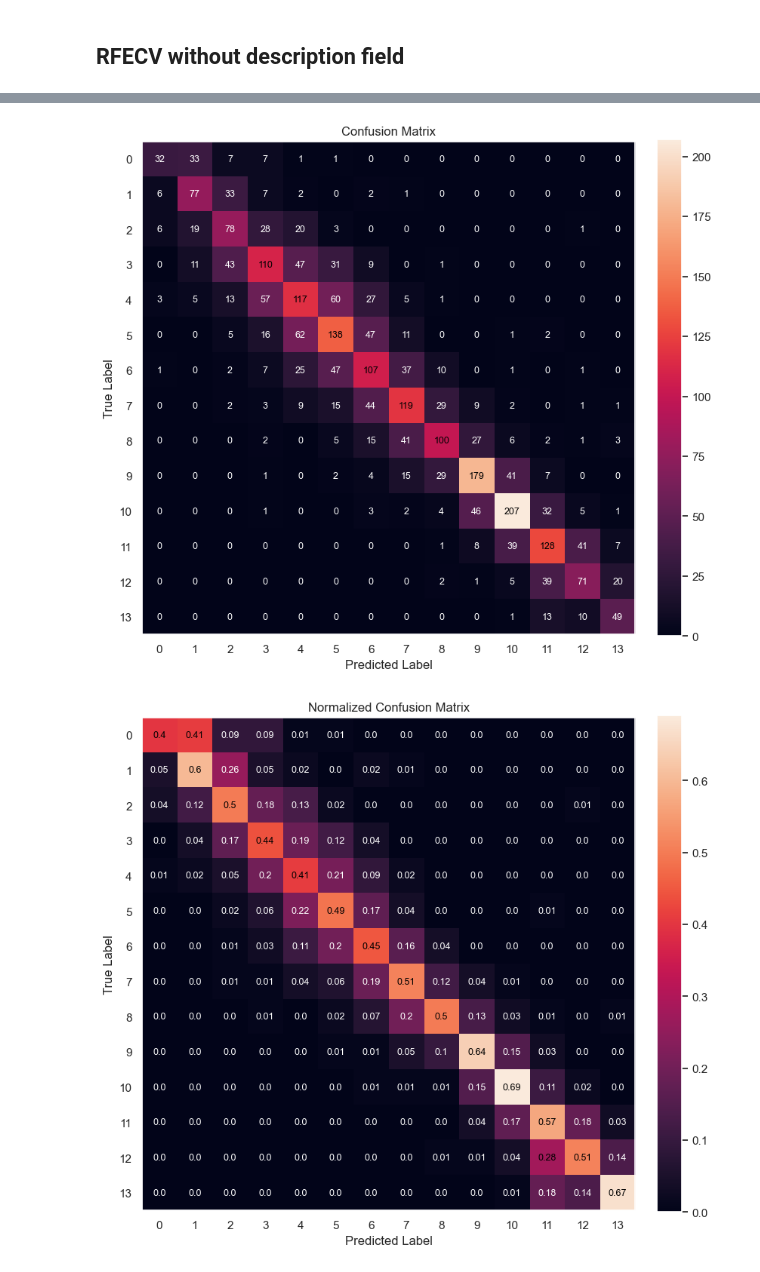
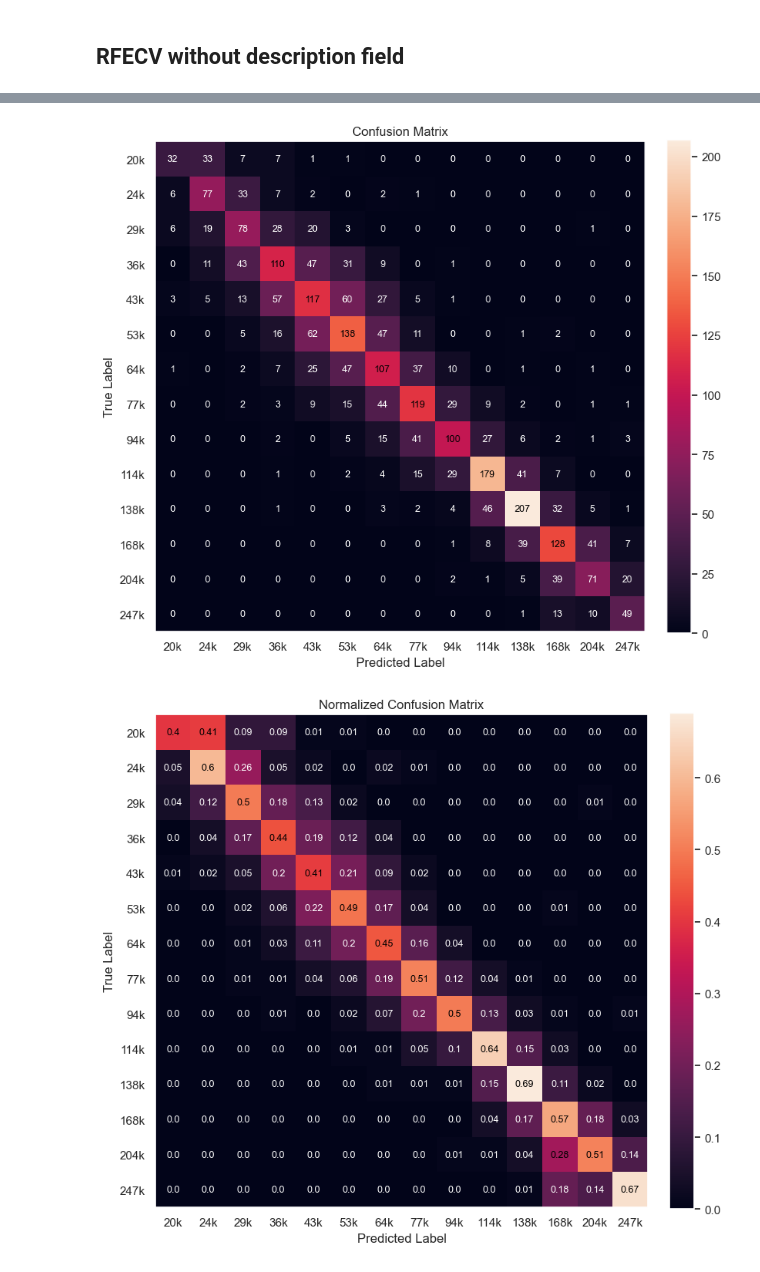
Before and after one commit to Advanced-Data-Mining/Otomoto_data_mining, a Jupyter notebook: models/random_forest_rfecv.ipynb, the cells around one changed output, grey strips where cells are left out. Drawn from its saved outputs; the diff is of its cells as text; code cells hidden in the pictures.

Commit message:
feat: price labels

```diff
--- a/models/random_forest_rfecv.ipynb
+++ b/models/random_forest_rfecv.ipynb
@@ -161,6 +161,9 @@ Pipeline(steps=[('prep',
                                                                               'cały', ...]),
                                                   'description')])),
                 ('clf', RandomForestClassifier(n_estimators=250, n_jobs=-1))])
+# %%
+def fmt_k_rounded(arr):
+    return [f"{round(x/1000)}k" for x in arr]
 # %%
 y_pred = rfecv_only_desc_model.predict(X_test)
 
@@ -168,9 +171,10 @@ print("accuracy:", accuracy_score(y_test, y_pred))
 print("\nreport:\n", classification_report(y_test, y_pred))
 
 cm, cm_normalized = generate_cm(y_test, y_pred)
+labels = fmt_k_rounded(log_bins)[0:-1]
 
-plot_cm(cm, title="Confusion Matrix")
-plot_cm(cm_normalized, title="Normalized Confusion Matrix")
+plot_cm(cm, title="Confusion Matrix", xlabels=labels, ylabels=labels)
+plot_cm(cm_normalized, title="Normalized Confusion Matrix", xlabels=labels, ylabels=labels)
 # %% [output]
 accuracy: 0.5104384133611691
 
@@ -279,6 +270,7 @@ Fitting estimator with 2 features.
 # %% [markdown]
 ## RFECV without description field
 # %%
+
 y_pred = rfecv_no_desc_model.predict(X_test)
 
 print("accuracy:", accuracy_score(y_test, y_pred))
@@ -286,8 +278,8 @@ print("\nreport:\n", classification_report(y_test, y_pred))
 
 cm, cm_normalized = generate_cm(y_test, y_pred)
 
-plot_cm(cm, title="Confusion Matrix")
-plot_cm(cm_normalized, title="Normalized Confusion Matrix")
+plot_cm(cm, title="Confusion Matrix", xlabels=labels, ylabels=labels)
+plot_cm(cm_normalized, title="Normalized Confusion Matrix", xlabels=labels, ylabels=labels)
 # %% [output]
 [Parallel(n_jobs=8)]: Using backend ThreadingBackend with 8 concurrent workers.
 [Parallel(n_jobs=8)]: Done  34 tasks      | elapsed:    0.0s
@@ -296,19 +288,19 @@ plot_cm(cm_normalized, title="Normalized Confusion Matrix")
 accuracy: 0.5260960334029228
 
 report:
                precision    recall  f1-score   support
 
          0.0       0.67      0.40      0.50        81
          1.0       0.53      0.60      0.56       128
          2.0       0.43      0.50      0.46       155
          3.0       0.46      0.44      0.45       252
          4.0       0.41      0.41      0.41       288
          5.0       0.46      0.49      0.47       282
          6.0       0.41      0.45      0.43       238
 ... (7 lines left out)
 
     accuracy                           0.53      2874
    macro avg       0.54      0.53      0.53      2874
 weighted avg       0.53      0.53      0.53      2874
-[figure, old version]
+[figure, new version]
-[figure, old version]
+[figure, new version]
```
Also changed, not shown: parts of 4 cells of this notebook, 1 other file.
